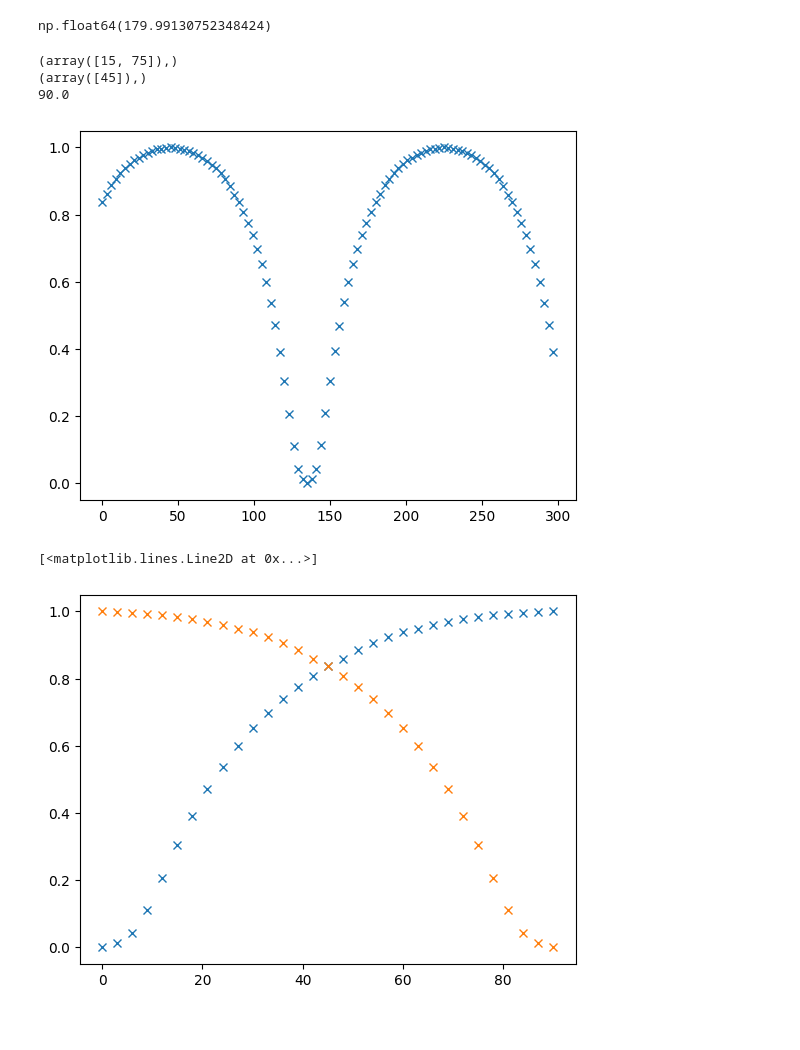
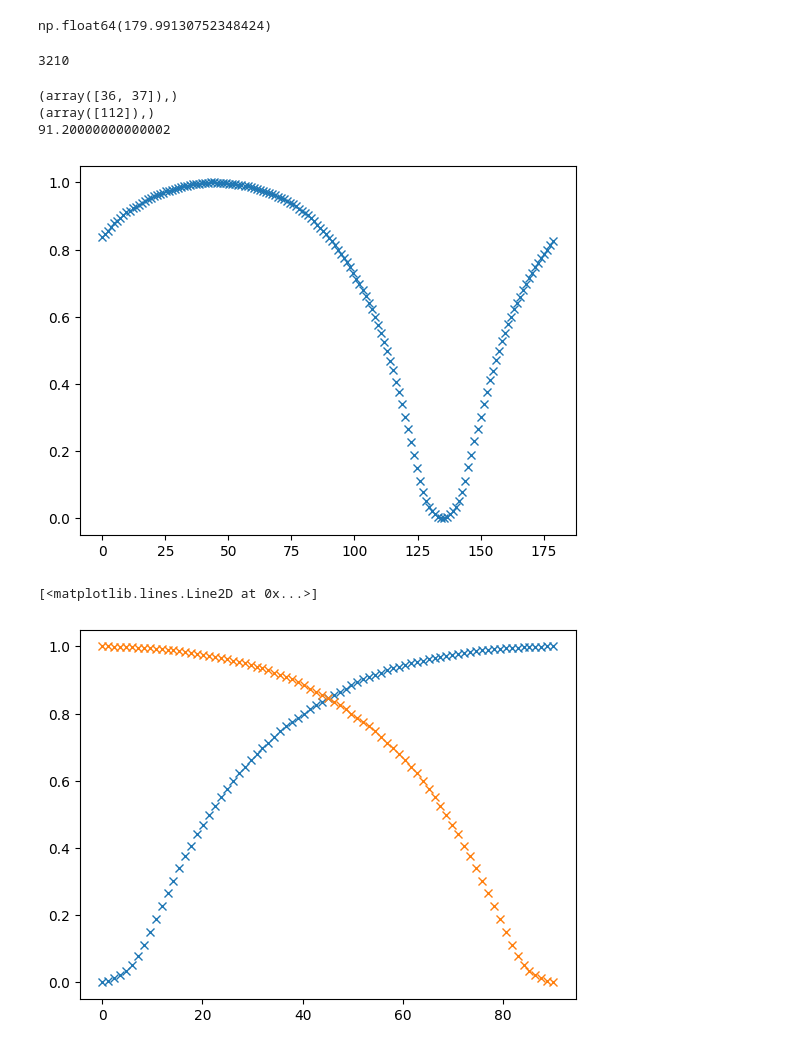
Before and after one commit to quiquegurdiel/PoDA-M1, a Jupyter notebook: Calibration/Calibration_00.ipynb, the cells around one changed output. Saved outputs shown, nothing was run; the diff lists cells and outputs as text; code cells hidden in the pictures.

```diff
--- a/Calibration/Calibration_00.ipynb
+++ b/Calibration/Calibration_00.ipynb
@@ -196,36 +196,40 @@ myData
 np.max(myData.angle)
 # %% [output]
 np.float64(179.99130752348424)
+# %%
+len(myData)
+# %% [output]
+3210
 # %%
 #average the runs to obtain the position equivalent of lightness
-maxAngle=300
-count=100
+maxAngle=180
+count=150
 position=np.linspace(0,maxAngle,count,endpoint=False)
 value=np.zeros_like(position)
-halfWindow=1.2
+halfWindow=0.8
 
 for i in range(len(position)):
     pos=position[i]
     thisData=myData.copy()
     thisData['angle']=thisData.apply(lambda row: (row.angle-pos)%180,axis=1)
     thisData=thisData.loc[(thisData['angle']>180-halfWindow)|(thisData['angle']<halfWindow)]
     value[i]=thisData['response'].mean()
 
 value=value-np.min(value)
 value=value/np.max(value)
 
 plt.plot(position,value,marker='x',linestyle='')
 
 #next vectors should not have consecutive numbers, if not increase halfWindow
 print(np.where(value==np.max(value)))
 print(np.where(value==np.min(value)))
 #next value should be exactly 90º, if not modify maxAngle and count
 print(np.abs(position[np.where(value==np.min(value))[0][0]]-position[np.where(value==np.max(value))[0][0]]))
 # %% [output]
-(array([15, 75]),)
-(array([45]),)
-90.0
+(array([36, 37]),)
+(array([112]),)
+91.20000000000002
-[figure, old version]
+[figure, new version]
 # %%
 #show the result
 origin=np.where(value==np.max(value))[0][0]
@@ -239,6 +243,6 @@ plt.plot(cresc*90,final,marker='x',linestyle='')
 plt.plot(decre*90,final,marker='x',linestyle='')
 # %% [output]
 [<matplotlib.lines.Line2D at 0x...>]
-[figure, old version]
+[figure, new version]
 # %%
 #interpolate to a continuous function, signal to position
```
Also changed, not shown: parts of 19 cells of this notebook, 20 other files.
